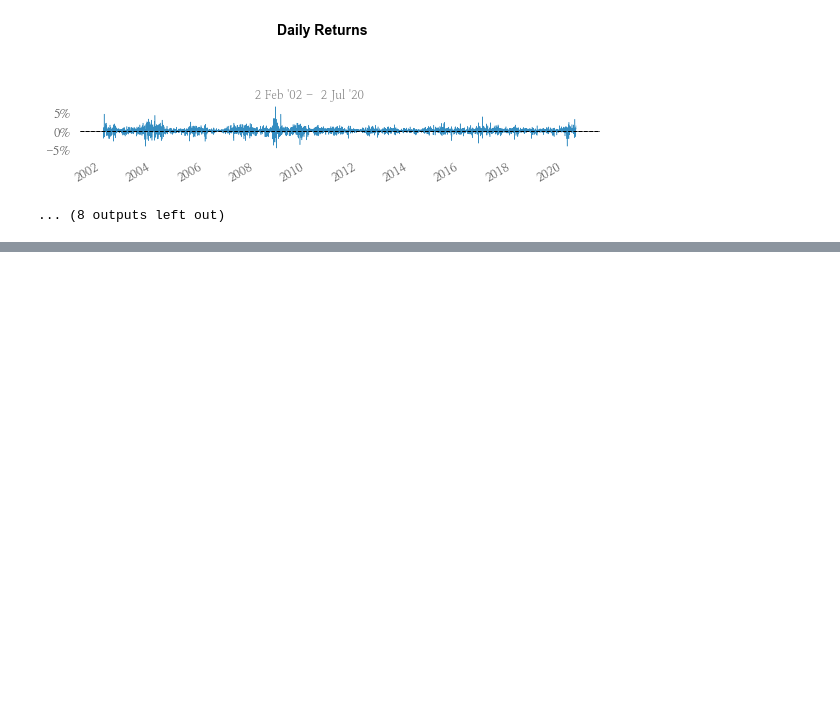
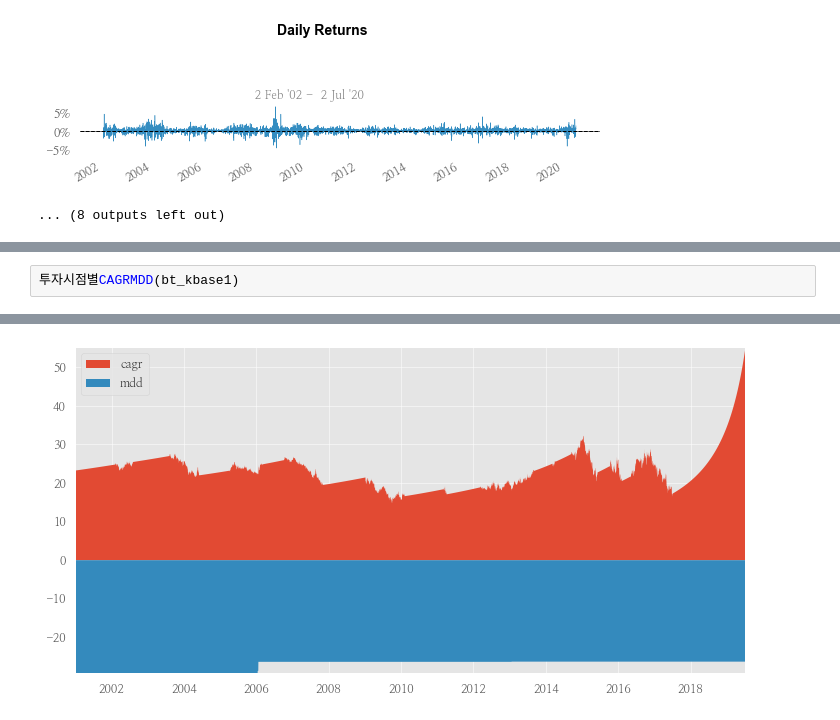
Before and after one commit to hermian/USAP, a Jupyter notebook: 대통합외국인수급수정.ipynb, the cells around one changed output, grey strips where cells are left out. Cells and saved outputs as stored; diff of their text form; blank space fills up the shorter version.

```diff
--- a/대통합외국인수급수정.ipynb
+++ b/대통합외국인수급수정.ipynb
@@ -288,0 +338,3 @@ Strategy Visualization
+# %%
+투자시점별CAGRMDD(bt_kbase1)
+# %% [output]
@@ -288,0 +342 @@ Strategy Visualization
+[figure, added]
```
Also changed, not shown: parts of 7 cells of this notebook.
